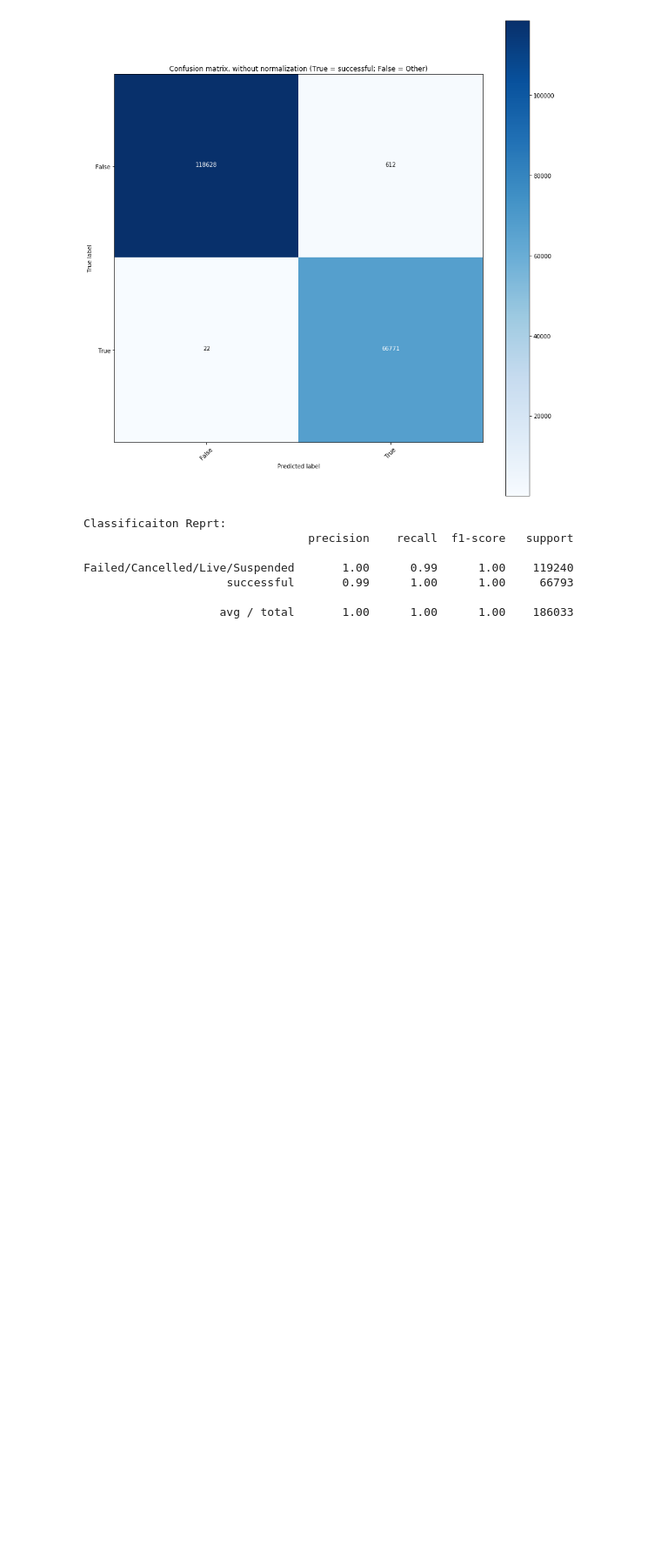
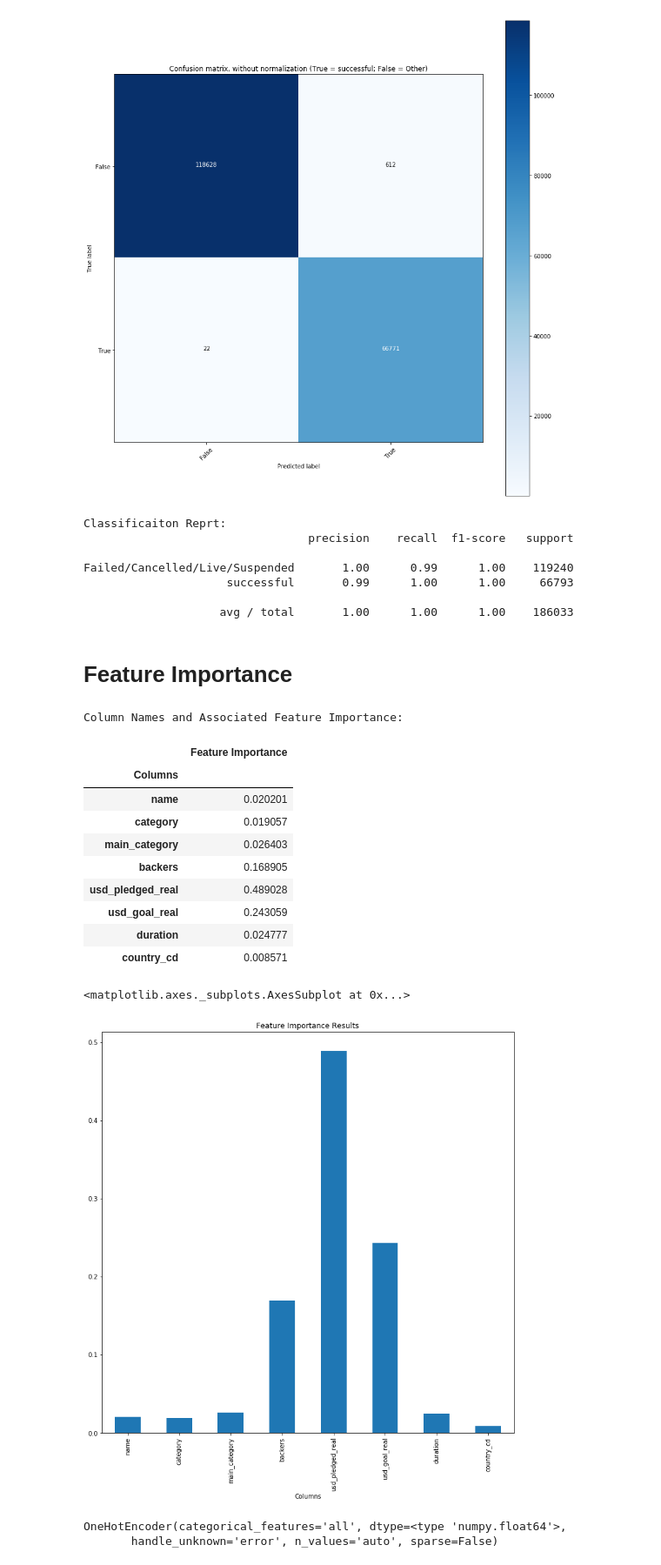
Before and after one commit to stfox13/CSC478FinalProject, a Jupyter notebook: JupyterNotebooks/EDA-RCT-2.ipynb, the cells around one changed output. Shown: that part at 87% size. Drawn from its saved outputs; the diff is of its cells as text; code cells hidden in the pictures; blank space fills up the shorter version.

```diff
--- a/JupyterNotebooks/EDA-RCT-2.ipynb
+++ b/JupyterNotebooks/EDA-RCT-2.ipynb
@@ -859,3 +790,14 @@ Failed/Cancelled/Live/Suspended       1.00      0.99      1.00    119240
                      successful       0.99      1.00      1.00     66793
 
                     avg / total       1.00      1.00      1.00    186033
+# %% [markdown]
+# Feature Importance
+# %%
+#Encode non-numeric variables - needed to run most of the models, understand anything feature importance:
+le = preprocessing.LabelEncoder
+d = defaultdict(le)
+le_df = fi_vals.drop(
+    ['currency','deadline','launched','country','state'], axis=1).apply(
+    lambda x: d[x.name].fit_transform(x))
+# %%
+le_features, le_target = le_df[le_df.columns.drop('state_cd')], le_df['state_cd']
@@ -861,0 +812,32 @@ Failed/Cancelled/Live/Suspended       1.00      0.99      1.00    119240
+# %%
+#We'll use extra trees classifier to calculate feature importance:
+ETC = ExtraTreesClassifier().fit(le_features, le_target)
+feat_imp_df = pd.DataFrame({'Columns':pd.Series(le_features.columns)})
+feat_imp_df['Feature Importance'] = pd.Series(ETC.feature_importances_)
+feat_imp_df.set_index(['Columns'],inplace=True)
+print('Column Names and Associated Feature Importance:')
+feat_imp_df
+feat_imp_df.plot(kind="bar", title="Feature Importance Results", legend = False)
+# %% [output]
+Column Names and Associated Feature Importance:
+|  | Feature Importance |
+| Columns |  |
+| name | 0.020201 |
+| category | 0.019057 |
+| main_category | 0.026403 |
+| backers | 0.168905 |
+| usd_pledged_real | 0.489028 |
+| usd_goal_real | 0.243059 |
+| duration | 0.024777 |
+| country_cd | 0.008571 |
+<matplotlib.axes._subplots.AxesSubplot at 0x...>
+[figure, added]
+# %%
+temp_features_fi = fi_vals['country_cd'].reshape(-1, 1) # Needs to be the correct shape
+ohe = preprocessing.OneHotEncoder(sparse=False) #Easier to read
+ohe.fit(temp_features_fi)
+countryDF_fi = DataFrame(ohe.transform(temp_features_fi),
+                            columns = ohe.active_features_, index = fi_vals.index)
+# %% [output]
+OneHotEncoder(categorical_features='all', dtype=<type 'numpy.float64'>,
+       handle_unknown='error', n_values='auto', sparse=False)
```
Also changed, not shown: parts of 23 cells of this notebook.
